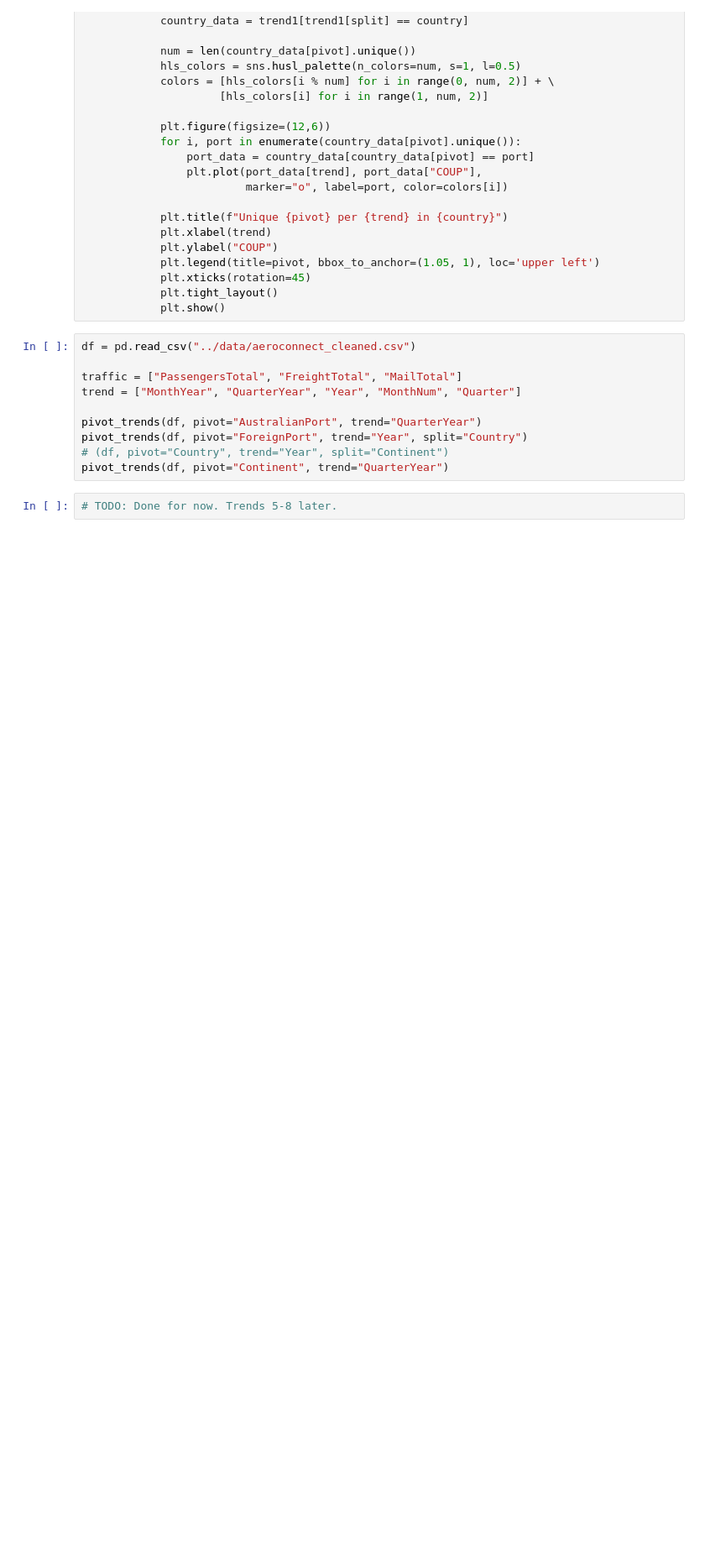
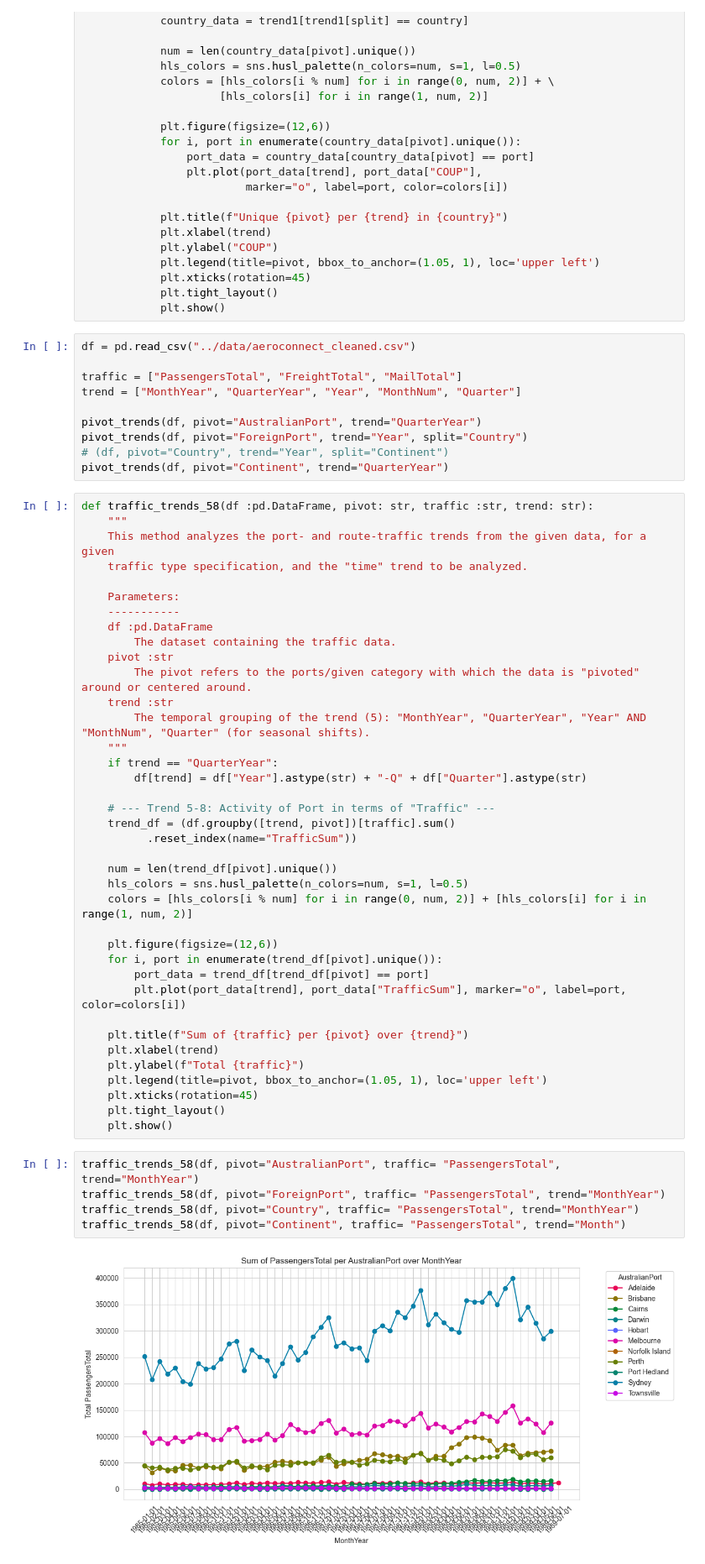
Before and after one commit to Harsh31105/generate-data-f25-tech-challenge, a Jupyter notebook: src/investigate.ipynb, the cells around one changed output. Shown at 84% size. Saved outputs shown, nothing was run; the diff lists cells and outputs as text; blank space fills up the shorter version.

Commit message:
Have Trends 5-8. Will sift through them later.

```diff
--- a/src/investigate.ipynb
+++ b/src/investigate.ipynb
@@ -84,4 +84,47 @@ pivot_trends(df, pivot="ForeignPort", trend="Year", split="Country")
 # (df, pivot="Country", trend="Year", split="Continent")
 pivot_trends(df, pivot="Continent", trend="QuarterYear")
 # %%
-# TODO: Done for now. Trends 5-8 later.
+def traffic_trends_58(df :pd.DataFrame, pivot: str, traffic :str, trend: str):
+    """
+    This method analyzes the port- and route-traffic trends from the given data, for a given
+    traffic type specification, and the "time" trend to be analyzed.
+
+    Parameters:
+    -----------
+    df :pd.DataFrame
+        The dataset containing the traffic data.
+    pivot :str
+        The pivot refers to the ports/given category with which the data is "pivoted" around or centered around.
+    trend :str
+        The temporal grouping of the trend (5): "MonthYear", "QuarterYear", "Year" AND "MonthNum", "Quarter" (for seasonal shifts).
+    """
+    if trend == "QuarterYear":
+        df[trend] = df["Year"].astype(str) + "-Q" + df["Quarter"].astype(str)
+
+    # --- Trend 5-8: Activity of Port in terms of "Traffic" ---
+    trend_df = (df.groupby([trend, pivot])[traffic].sum()
+          .reset_index(name="TrafficSum"))
+
+    num = len(trend_df[pivot].unique())
+    hls_colors = sns.husl_palette(n_colors=num, s=1, l=0.5)
+    colors = [hls_colors[i % num] for i in range(0, num, 2)] + [hls_colors[i] for i in range(1, num, 2)]
+
+    plt.figure(figsize=(12,6))
+    for i, port in enumerate(trend_df[pivot].unique()):
+        port_data = trend_df[trend_df[pivot] == port]
+        plt.plot(port_data[trend], port_data["TrafficSum"], marker="o", label=port, color=colors[i])
+
+    plt.title(f"Sum of {traffic} per {pivot} over {trend}")
+    plt.xlabel(trend)
+    plt.ylabel(f"Total {traffic}")
+    plt.legend(title=pivot, bbox_to_anchor=(1.05, 1), loc='upper left')
+    plt.xticks(rotation=45)
+    plt.tight_layout()
+    plt.show()
+# %%
+traffic_trends_58(df, pivot="AustralianPort", traffic= "PassengersTotal", trend="MonthYear")
+traffic_trends_58(df, pivot="ForeignPort", traffic= "PassengersTotal", trend="MonthYear")
+traffic_trends_58(df, pivot="Country", traffic= "PassengersTotal", trend="MonthYear")
+traffic_trends_58(df, pivot="Continent", traffic= "PassengersTotal", trend="Month")
+# %% [output]
+[figure, added]
```
Also changed, not shown: parts of 1 cell of this notebook.
